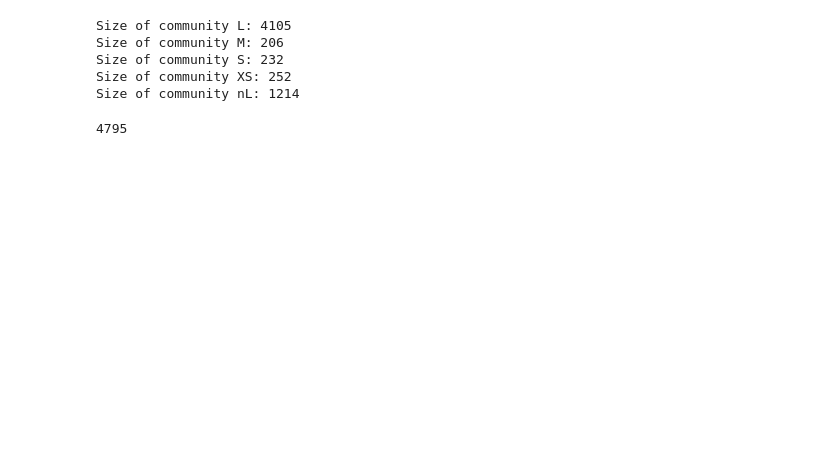
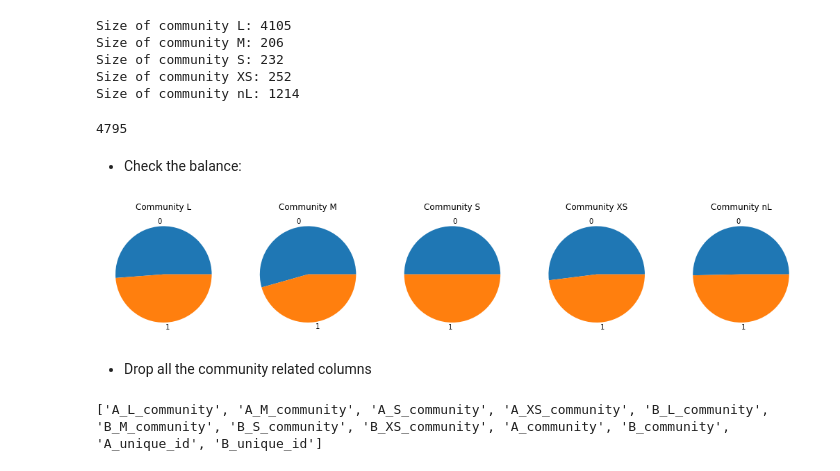
Before and after one commit to ShevchenkoRostyslav/Influencers-in-Social-Networks, a Jupyter notebook: ModelDevelopment.ipynb, the cells around one changed output. Saved outputs shown, nothing was run; the diff lists cells and outputs as text; code cells hidden in the pictures; blank space fills up the shorter version.

```diff
--- a/ModelDevelopment.ipynb
+++ b/ModelDevelopment.ipynb
@@ -360,4 +436,27 @@ Size of community S: 232
 Size of community XS: 252
 Size of community nL: 1214
 4795
+# %% [markdown]
+* Check the balance:
+# %%
+# function to check for data imbalance
+def plot_data_balance(df,title):
+#    plt.figure(figsize=(12,6))
+    plt.pie(df["Choice"].value_counts().values,labels=["0","1"])
+    plt.title(title)
+
+plt.figure(figsize=(18,18))
+for i,s in enumerate(['L','M','S','XS','nL'],start=1):
+    plt.subplot(1,5,i)
+    plot_data_balance(network_train_comm_df[s],'Community ' + s)
+# %% [output]
+[figure, added]
+# %% [markdown]
+* Drop all the community related columns
+# %%
+to_drop = [user + '_' + s + '_community' for user in ['A','B'] for s in ['L','M','S','XS']]
+to_drop += ['A_community','B_community','A_unique_id','B_unique_id']
+print(to_drop)
+# %% [output]
+['A_L_community', 'A_M_community', 'A_S_community', 'A_XS_community', 'B_L_community', 'B_M_community', 'B_S_community', 'B_XS_community', 'A_community', 'B_community', 'A_unique_id', 'B_unique_id']
 # %%
```
Also changed, not shown: parts of 20 cells of this notebook, 15 other files.
